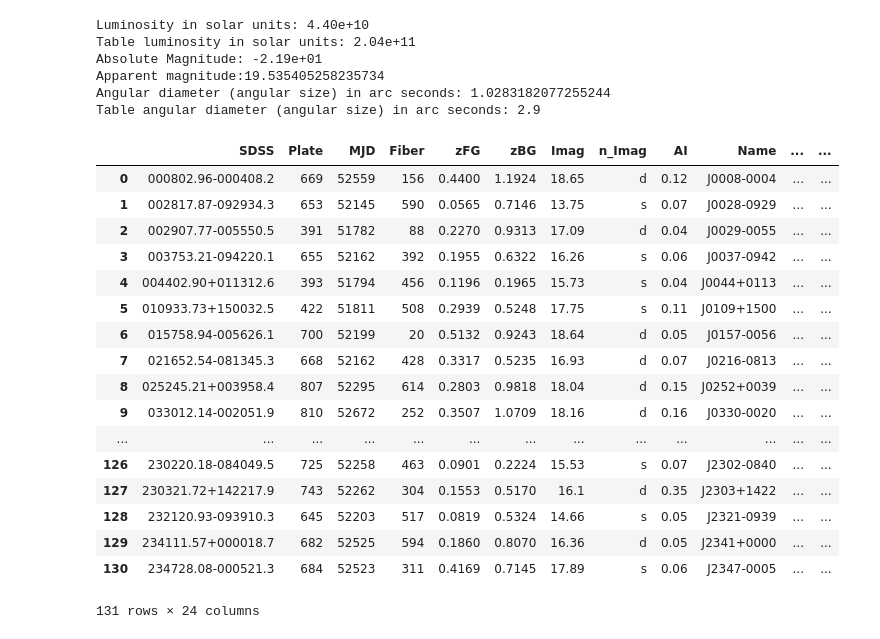
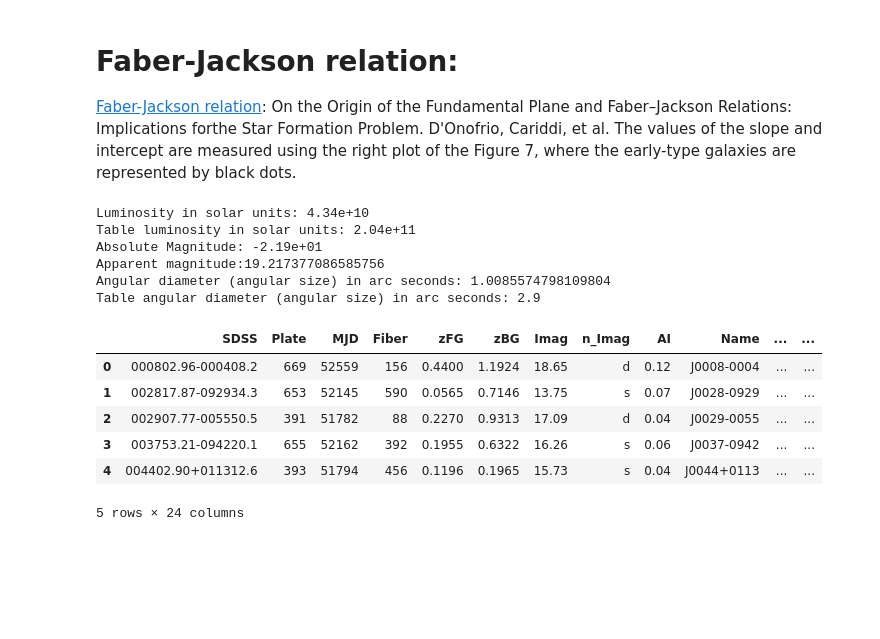
Before and after one commit to JimenaGonzalez/Simulations-Double-Source-Gravitational-Lensing, a Jupyter notebook: Fundamental Plane.ipynb, the cells around one changed output. Cells and saved outputs as stored; diff of their text form; code cells hidden in the pictures; blank space fills up the shorter version.

```diff
--- a/Fundamental Plane.ipynb
+++ b/Fundamental Plane.ipynb
@@ -7,5 +8,9 @@ import matplotlib.pyplot as plt
 import astropy.units as u
 from astropy.cosmology import FlatLambdaCDM
+# %% [markdown]
+# Faber-Jackson relation:
+
+[Faber-Jackson relation](https://iopscience.iop.org/article/10.3847/1538-4357/aa6540/pdf): On the Origin of the Fundamental Plane and Faber–Jackson Relations: Implications forthe Star Formation Problem. D'Onofrio, Cariddi, et al. The values of the slope and intercept are measured using the right plot of the Figure 7, where the early-type galaxies are represented by black dots.
 # %%
 cosmo = FlatLambdaCDM(H0=70, Om0=0.3, Tcmb0=2.725)
 
@@ -48,11 +50,9 @@ def angular_diameter(sigma, z, m, k):
 # %%
 # https://iopscience.iop.org/article/10.1086/589327/pdf (Table 4)
 # Galaxy with Plate-MJD-Fiber ID: 1387-53118-532
-z = 0.3583
-sigma = 264
-k = 0
-L_table = 204*10**9
-re_table = 2.90
+band, z, sigma = 'g', 0.3583, 264
+k = k_correction('g')(z)
+L_table, re_table = 204*10**9, 2.90
 L = luminosity_function(sigma)
 M = absolute_magnitude(L)
 m = apparent_magnitude(M, z, k)
@@ -64,9 +64,9 @@ print("Apparent magnitude:" +str(m))
 print("Angular diameter (angular size) in arc seconds: " + str(re))
 print("Table angular diameter (angular size) in arc seconds: " + str(re_table))
 # %% [output]
-Luminosity in solar units: 4.40e+10
+Luminosity in solar units: 4.34e+10
 Table luminosity in solar units: 2.04e+11
 Absolute Magnitude: -2.19e+01
-Apparent magnitude:19.535405258235734
-Angular diameter (angular size) in arc seconds: 1.0283182077255244
+Apparent magnitude:19.217377086585756
+Angular diameter (angular size) in arc seconds: 1.0085574798109804
 Table angular diameter (angular size) in arc seconds: 2.9
@@ -75,23 +73,12 @@ import pandas as pd
 # %%
-data=pd.read_csv('data.csv',delimiter='\t',encoding='utf-8')
-data
+data = pd.read_csv('data.csv',delimiter='\t',encoding='utf-8')
+data.head()
 # %% [output]
 |  | SDSS | Plate | MJD | Fiber | zFG | zBG | Imag | n_Imag | AI | Name | ... | ... |
 | 0 | 000802.96-000408.2 | 669 | 52559 | 156 | 0.4400 | 1.1924 | 18.65 | d | 0.12 | J0008-0004 | ... | ... |
 | 1 | 002817.87-092934.3 | 653 | 52145 | 590 | 0.0565 | 0.7146 | 13.75 | s | 0.07 | J0028-0929 | ... | ... |
 | 2 | 002907.77-005550.5 | 391 | 51782 | 88 | 0.2270 | 0.9313 | 17.09 | d | 0.04 | J0029-0055 | ... | ... |
 | 3 | 003753.21-094220.1 | 655 | 52162 | 392 | 0.1955 | 0.6322 | 16.26 | s | 0.06 | J0037-0942 | ... | ... |
 | 4 | 004402.90+011312.6 | 393 | 51794 | 456 | 0.1196 | 0.1965 | 15.73 | s | 0.04 | J0044+0113 | ... | ... |
-| 5 | 010933.73+150032.5 | 422 | 51811 | 508 | 0.2939 | 0.5248 | 17.75 | s | 0.11 | J0109+1500 | ... | ... |
-| 6 | 015758.94-005626.1 | 700 | 52199 | 20 | 0.5132 | 0.9243 | 18.64 | d | 0.05 | J0157-0056 | ... | ... |
-| 7 | 021652.54-081345.3 | 668 | 52162 | 428 | 0.3317 | 0.5235 | 16.93 | d | 0.07 | J0216-0813 | ... | ... |
-| 8 | 025245.21+003958.4 | 807 | 52295 | 614 | 0.2803 | 0.9818 | 18.04 | d | 0.15 | J0252+0039 | ... | ... |
-| 9 | 033012.14-002051.9 | 810 | 52672 | 252 | 0.3507 | 1.0709 | 18.16 | d | 0.16 | J0330-0020 | ... | ... |
-| ... | ... | ... | ... | ... | ... | ... | ... | ... | ... | ... | ... | ... |
-| 126 | 230220.18-084049.5 | 725 | 52258 | 463 | 0.0901 | 0.2224 | 15.53 | s | 0.07 | J2302-0840 | ... | ... |
-| 127 | 230321.72+142217.9 | 743 | 52262 | 304 | 0.1553 | 0.5170 | 16.1 | d | 0.35 | J2303+1422 | ... | ... |
-| 128 | 232120.93-093910.3 | 645 | 52203 | 517 | 0.0819 | 0.5324 | 14.66 | s | 0.05 | J2321-0939 | ... | ... |
-| 129 | 234111.57+000018.7 | 682 | 52525 | 594 | 0.1860 | 0.8070 | 16.36 | d | 0.05 | J2341+0000 | ... | ... |
-| 130 | 234728.08-000521.3 | 684 | 52523 | 311 | 0.4169 | 0.7145 | 17.89 | s | 0.06 | J2347-0005 | ... | ... |
-131 rows × 24 columns
+5 rows × 24 columns
 # %%
```
Also changed, not shown: parts of 12 cells of this notebook, 4 other files.
